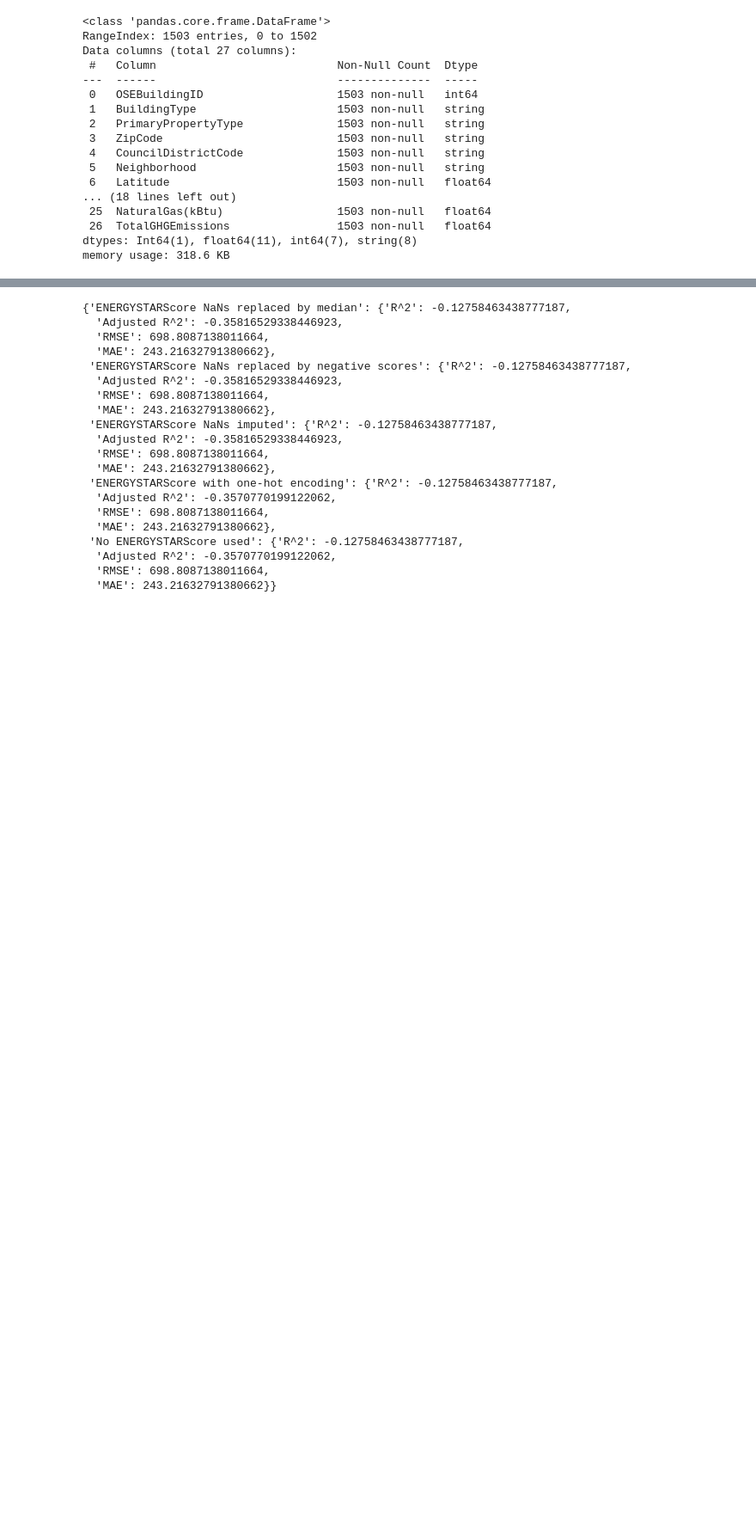
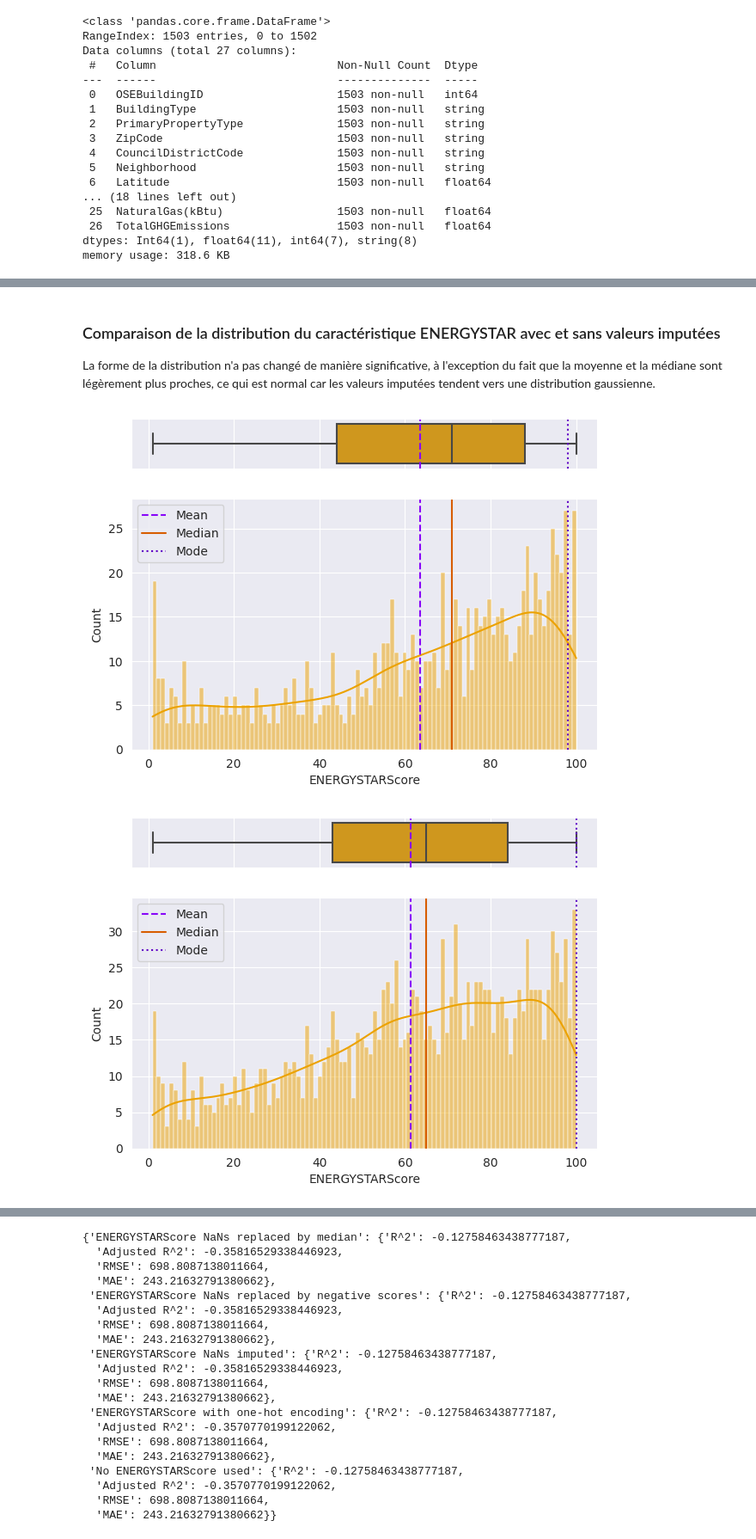
Before and after one commit to gabrielhermel/OC_DS_P4, a Jupyter notebook: Hermel_Gabriel_2_notebook_prediction_112022.ipynb, the cells around one changed output, grey strips where cells are left out. Shown: that part at 86% size. Cells and saved outputs as stored; diff of their text form; code cells hidden in the pictures; blank space fills up the shorter version.

```diff
--- a/Hermel_Gabriel_2_notebook_prediction_112022.ipynb
+++ b/Hermel_Gabriel_2_notebook_prediction_112022.ipynb
@@ -154,34 +190,40 @@ memory usage: 317.2 KB
+# %% [markdown]
+### Comparaison de la distribution du caractéristique ENERGYSTAR avec et sans valeurs imputées <a class="anchor" id="comp_enstr_avec_sans_imput"></a>
+La forme de la distribution n'a pas changé de manière significative, à l'exception du fait que la moyenne et la médiane sont légèrement plus proches, ce qui est normal car les valeurs imputées tendent vers une distribution gaussienne.
 # %%
 for df in [
     build_ener_df.loc[~build_ener_df["ENERGYSTARScore"].isna()].astype(
         {"ENERGYSTARScore": "int"}
     ),
-    build_ener_df_enstr_imput,
+    build_ener_dfs["ENERGYSTARScore NaNs imputed"],
 ]:
     f, (ax_box, ax_hist) = plt.subplots(
-        2, sharex=True, gridspec_kw={"height_ratios": (0.2, 1)}
+        2, sharex=True, figsize=(7, 5), gridspec_kw={"height_ratios": (0.2, 1)}
     )
     mean = df["ENERGYSTARScore"].mean()
     median = df["ENERGYSTARScore"].median()
     mode = df["ENERGYSTARScore"].mode().values[0]
     theme_clrs = plt.rcParams["axes.prop_cycle"].by_key()["color"]
 
     sns.set_palette("gnuplot")
     sns.set_style("darkgrid")
     sns.boxplot(data=df, x="ENERGYSTARScore", ax=ax_box, color=theme_clrs[5])
     ax_box.axvline(mean, color=theme_clrs[1], linestyle="--")
     ax_box.axvline(mode, color=theme_clrs[0], linestyle=":")
     sns.histplot(
         data=df,
         x="ENERGYSTARScore",
         ax=ax_hist,
         bins=100,
         kde=True,
         color=theme_clrs[5],
     )
     ax_hist.axvline(mean, color=theme_clrs[1], linestyle="--", label="Mean")
     ax_hist.axvline(median, color=theme_clrs[4], linestyle="-", label="Median")
     ax_hist.axvline(mode, color=theme_clrs[0], linestyle=":", label="Mode")
     ax_hist.legend()
     ax_box.set(xlabel="")
     plt.show()
+# %% [output]
+[figure, added]
+[figure, added]
```
Also changed, not shown: parts of 28 cells of this notebook, 10 other files.
